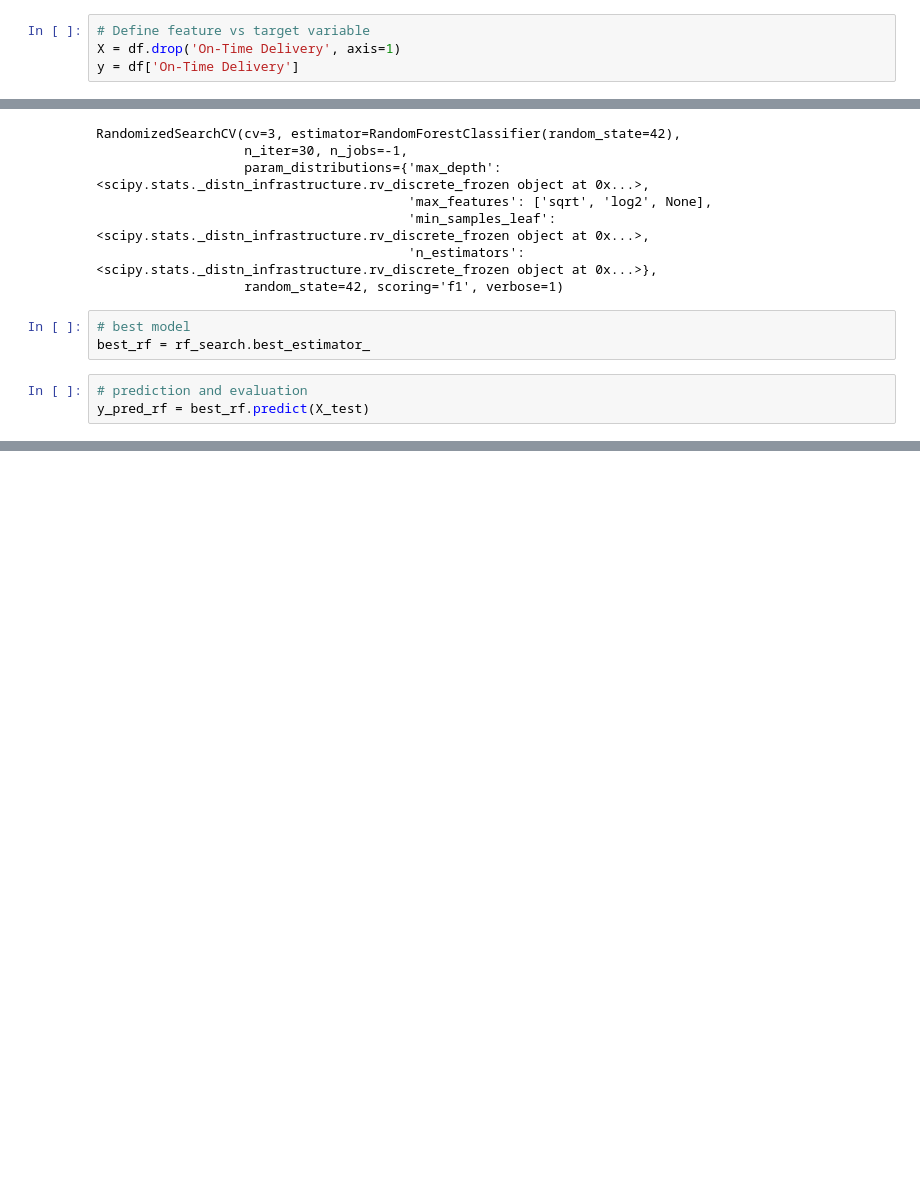
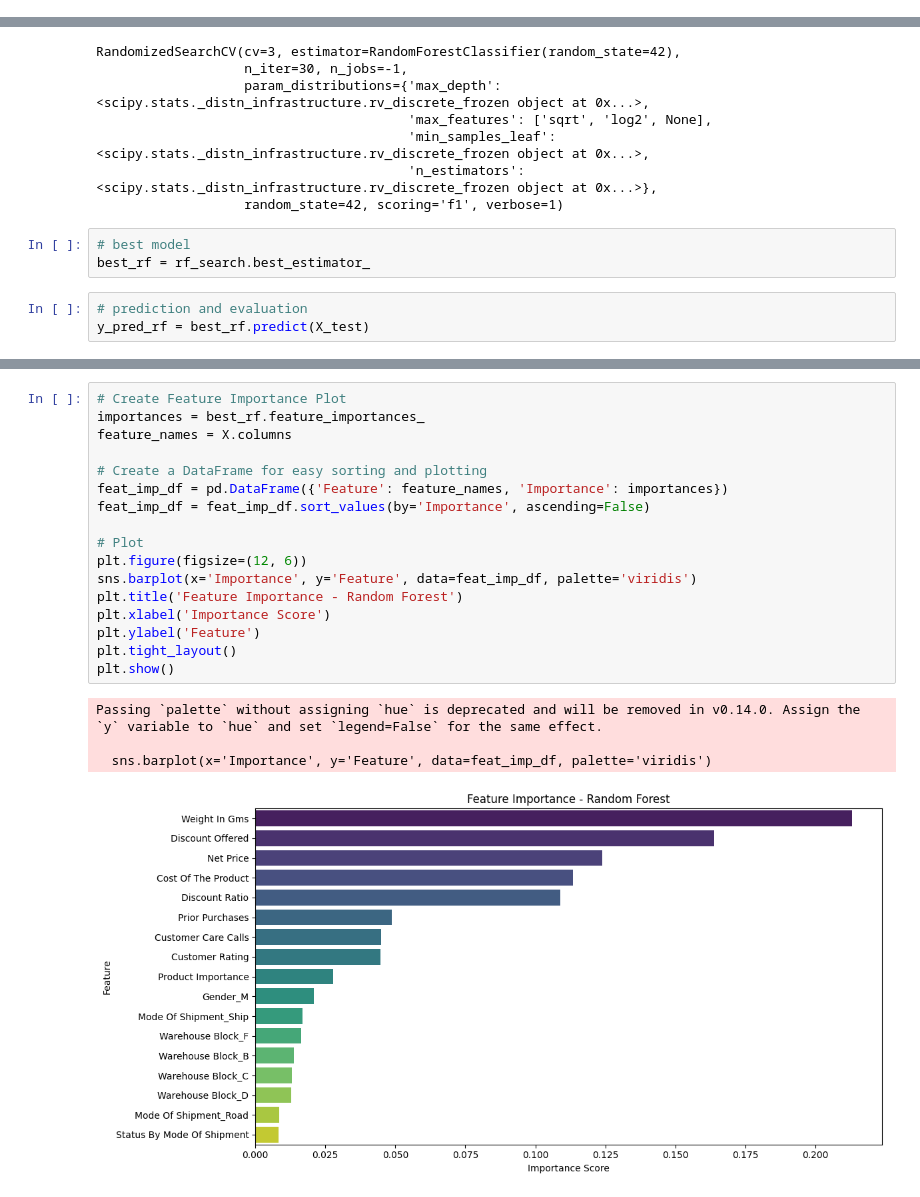
Before and after one commit to itsalanthomas/shipping-optimization, a Jupyter notebook: src/Ecommerce_Optimization_Random_Forest.ipynb, the cells around one changed output, grey strips where cells are left out. Drawn from its saved outputs; the diff is of its cells as text; blank space fills up the shorter version.

```diff
--- a/src/Ecommerce_Optimization_Random_Forest.ipynb
+++ b/src/Ecommerce_Optimization_Random_Forest.ipynb
@@ -54,10 +55,6 @@ df = pd.get_dummies(df, columns=categorical_cols, drop_first=True)
 # Drop ID column and target
 X = df.drop(['Id', 'On-Time Delivery'], axis=1)
 y = df['On-Time Delivery']
-# %%
-# Define feature vs target variable
-X = df.drop('On-Time Delivery', axis=1)
-y = df['On-Time Delivery']
 # %%
 # Train, test and split model
 X_train, X_test, y_train, y_test = train_test_split(X, y, test_size=0.3, random_state=42)
@@ -175,0 +173,22 @@ AUC-ROC (Random Forest): 0.74
+# %%
+# Create Feature Importance Plot
+importances = best_rf.feature_importances_
+feature_names = X.columns
+
+# Create a DataFrame for easy sorting and plotting
+feat_imp_df = pd.DataFrame({'Feature': feature_names, 'Importance': importances})
+feat_imp_df = feat_imp_df.sort_values(by='Importance', ascending=False)
+
+# Plot
+plt.figure(figsize=(12, 6))
+sns.barplot(x='Importance', y='Feature', data=feat_imp_df, palette='viridis')
+plt.title('Feature Importance - Random Forest')
+plt.xlabel('Importance Score')
+plt.ylabel('Feature')
+plt.tight_layout()
+plt.show()
+# %% [output]
+Passing `palette` without assigning `hue` is deprecated and will be removed in v0.14.0. Assign the `y` variable to `hue` and set `legend=False` for the same effect.
+
+  sns.barplot(x='Importance', y='Feature', data=feat_imp_df, palette='viridis')
+[figure, added]
```
Also changed, not shown: parts of 4 cells of this notebook.
